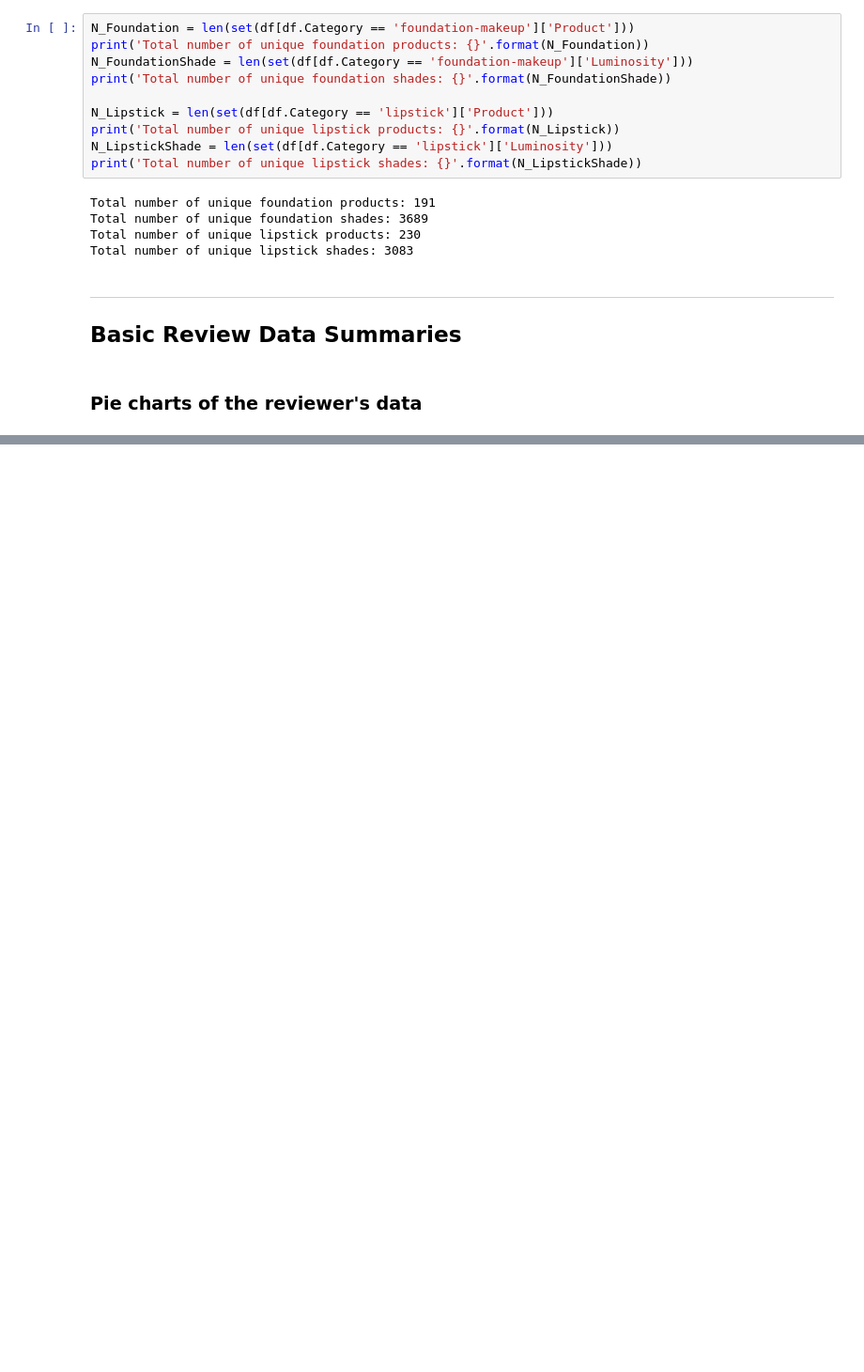
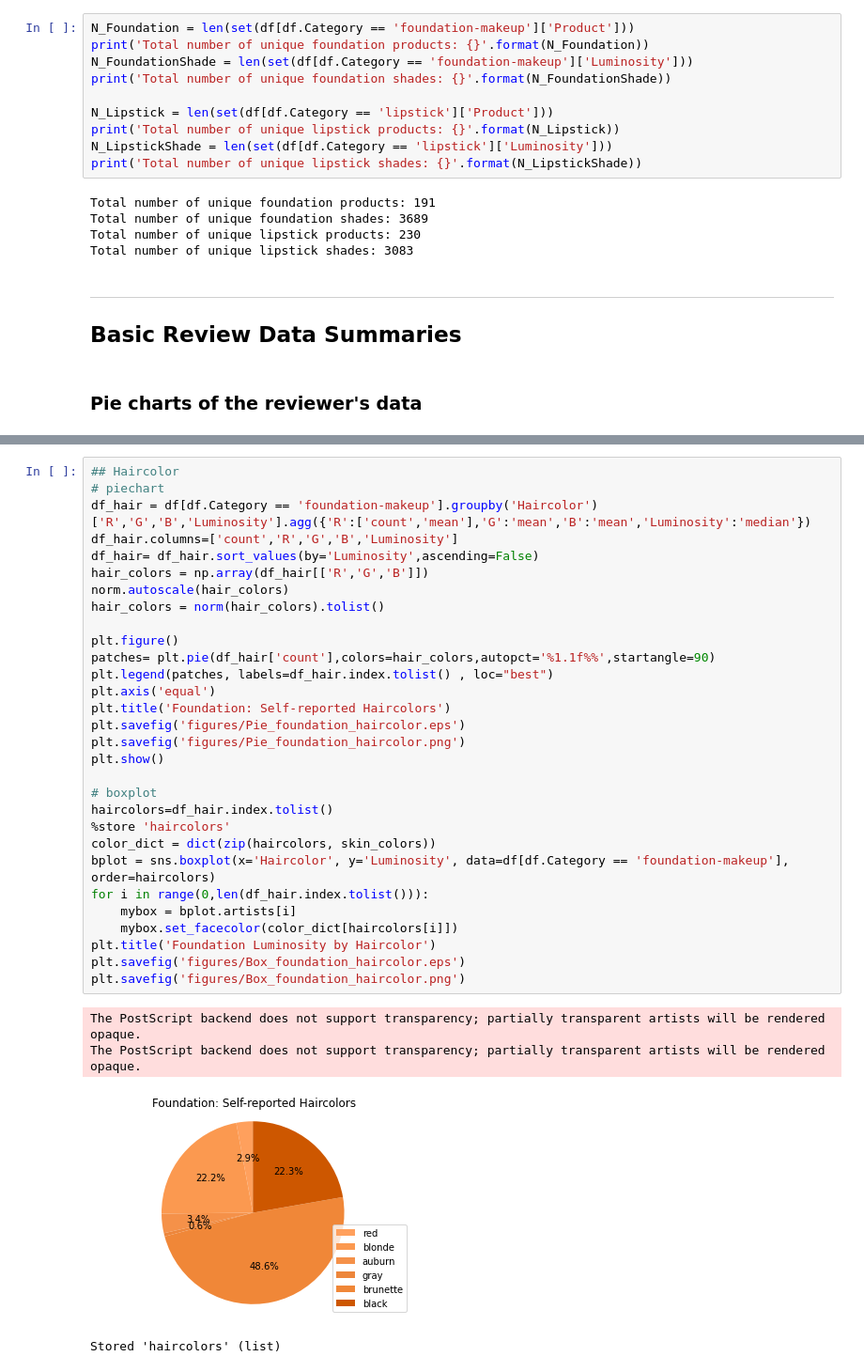
Before and after one commit to koeunlim/WebScraping-Sephora, a Jupyter notebook: 03_Sephora_EDA.ipynb, the cells around one changed output, grey strips where cells are left out. Shown at 94% size. Saved outputs shown, nothing was run; the diff lists cells and outputs as text; blank space fills up the shorter version.

```diff
--- a/03_Sephora_EDA.ipynb
+++ b/03_Sephora_EDA.ipynb
@@ -685,0 +253,35 @@ pair_eye = sns.pairplot(data=df[df.Category == 'lipstick'],vars=['R','G','B'],di
+# %%
+## Haircolor
+# piechart
+df_hair = df[df.Category == 'foundation-makeup'].groupby('Haircolor')['R','G','B','Luminosity'].agg({'R':['count','mean'],'G':'mean','B':'mean','Luminosity':'median'})
+df_hair.columns=['count','R','G','B','Luminosity']
+df_hair= df_hair.sort_values(by='Luminosity',ascending=False)
+hair_colors = np.array(df_hair[['R','G','B']])
+norm.autoscale(hair_colors)
+hair_colors = norm(hair_colors).tolist()
+
+plt.figure()
+patches= plt.pie(df_hair['count'],colors=hair_colors,autopct='%1.1f%%',startangle=90)
+plt.legend(patches, labels=df_hair.index.tolist() , loc="best")
+plt.axis('equal')
+plt.title('Foundation: Self-reported Haircolors')
+plt.savefig('figures/Pie_foundation_haircolor.eps')
+plt.savefig('figures/Pie_foundation_haircolor.png')
+plt.show()
+
+# boxplot
+haircolors=df_hair.index.tolist()
+%store 'haircolors'
+color_dict = dict(zip(haircolors, skin_colors))
+bplot = sns.boxplot(x='Haircolor', y='Luminosity', data=df[df.Category == 'foundation-makeup'], order=haircolors)
+for i in range(0,len(df_hair.index.tolist())):
+    mybox = bplot.artists[i]
+    mybox.set_facecolor(color_dict[haircolors[i]])
+plt.title('Foundation Luminosity by Haircolor')
+plt.savefig('figures/Box_foundation_haircolor.eps')
+plt.savefig('figures/Box_foundation_haircolor.png')
+# %% [output]
+The PostScript backend does not support transparency; partially transparent artists will be rendered opaque.
+The PostScript backend does not support transparency; partially transparent artists will be rendered opaque.
+[figure, added]
+Stored 'haircolors' (list)
```
Also changed, not shown: parts of 49 cells of this notebook, 42 other files.
